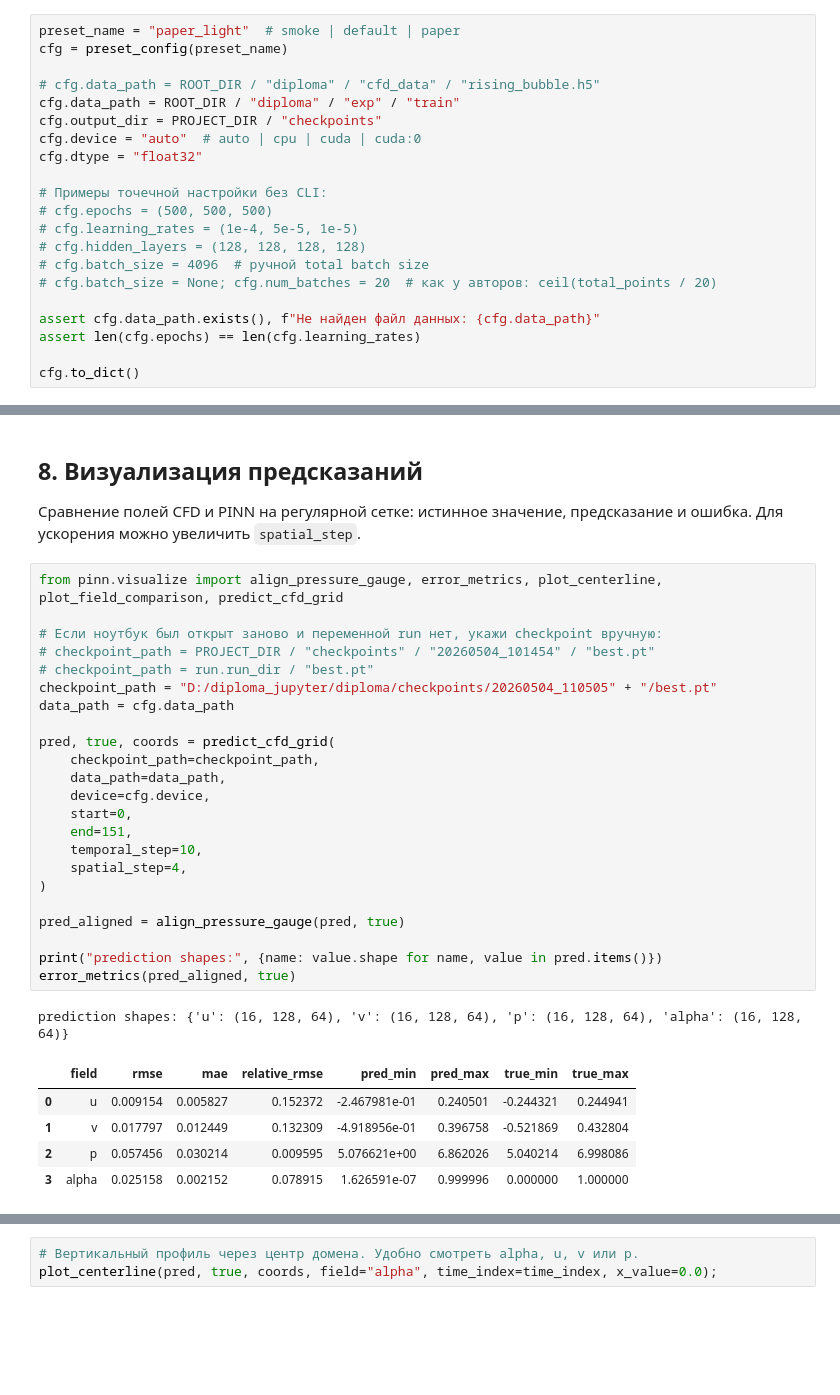
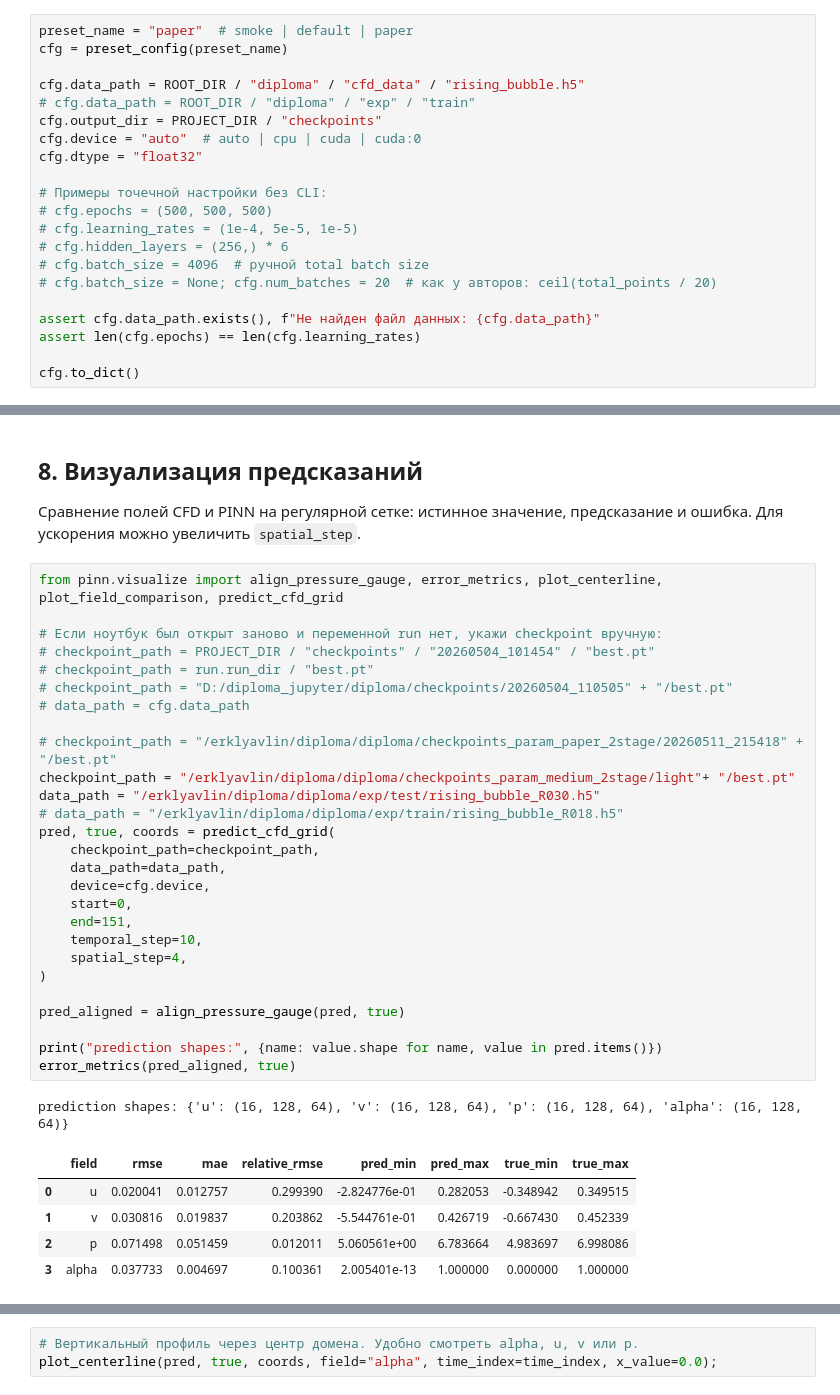
Before and after one commit to 6MIL9/diploma, a Jupyter notebook: diploma/train_rising_bubble.ipynb, the cells around one changed output, grey strips where cells are left out. Cells and saved outputs as stored; diff of their text form; blank space fills up the shorter version.

```diff
--- a/diploma/train_rising_bubble.ipynb
+++ b/diploma/train_rising_bubble.ipynb
@@ -31,11 +31,11 @@ cuda available: False
 
 `smoke` нужен для быстрой проверки. Для рабочего запуска поменяй `preset_name` на `default`; для максимально близкого к статье запуска - на `paper`.
 # %%
-preset_name = "paper_light"  # smoke | default | paper
+preset_name = "paper"  # smoke | default | paper
 cfg = preset_config(preset_name)
 
-# cfg.data_path = ROOT_DIR / "diploma" / "cfd_data" / "rising_bubble.h5"
-cfg.data_path = ROOT_DIR / "diploma" / "exp" / "train"
+cfg.data_path = ROOT_DIR / "diploma" / "cfd_data" / "rising_bubble.h5"
+# cfg.data_path = ROOT_DIR / "diploma" / "exp" / "train"
 cfg.output_dir = PROJECT_DIR / "checkpoints"
 cfg.device = "auto"  # auto | cpu | cuda | cuda:0
 cfg.dtype = "float32"
@@ -43,7 +43,7 @@ cfg.dtype = "float32"
 # Примеры точечной настройки без CLI:
 # cfg.epochs = (500, 500, 500)
 # cfg.learning_rates = (1e-4, 5e-5, 1e-5)
-# cfg.hidden_layers = (128, 128, 128, 128)
+# cfg.hidden_layers = (256,) * 6
 # cfg.batch_size = 4096  # ручной total batch size
 # cfg.batch_size = None; cfg.num_batches = 20  # как у авторов: ceil(total_points / 20)
 
@@ -179,33 +177,37 @@ history_frame(run).tail(10)
 # %%
 from pinn.visualize import align_pressure_gauge, error_metrics, plot_centerline, plot_field_comparison, predict_cfd_grid
 
 # Если ноутбук был открыт заново и переменной run нет, укажи checkpoint вручную:
 # checkpoint_path = PROJECT_DIR / "checkpoints" / "20260504_101454" / "best.pt"
 # checkpoint_path = run.run_dir / "best.pt"
-checkpoint_path = "D:/diploma_jupyter/diploma/checkpoints/20260504_110505" + "/best.pt"
-data_path = cfg.data_path
+# checkpoint_path = "D:/diploma_jupyter/diploma/checkpoints/20260504_110505" + "/best.pt"
+# data_path = cfg.data_path
 
+# checkpoint_path = "/erklyavlin/diploma/diploma/checkpoints_param_paper_2stage/20260511_215418" + "/best.pt"
+checkpoint_path = "/erklyavlin/diploma/diploma/checkpoints_param_medium_2stage/light"+ "/best.pt"
+data_path = "/erklyavlin/diploma/diploma/exp/test/rising_bubble_R030.h5"
+# data_path = "/erklyavlin/diploma/diploma/exp/train/rising_bubble_R018.h5"
 pred, true, coords = predict_cfd_grid(
     checkpoint_path=checkpoint_path,
     data_path=data_path,
     device=cfg.device,
     start=0,
     end=151,
     temporal_step=10,
     spatial_step=4,
 )
 
 pred_aligned = align_pressure_gauge(pred, true)
 
 print("prediction shapes:", {name: value.shape for name, value in pred.items()})
 error_metrics(pred_aligned, true)
 # %% [output]
 prediction shapes: {'u': (16, 128, 64), 'v': (16, 128, 64), 'p': (16, 128, 64), 'alpha': (16, 128, 64)}
 |  | field | rmse | mae | relative_rmse | pred_min | pred_max | true_min | true_max |
-| 0 | u | 0.009154 | 0.005827 | 0.152372 | -2.467981e-01 | 0.240501 | -0.244321 | 0.244941 |
-| 1 | v | 0.017797 | 0.012449 | 0.132309 | -4.918956e-01 | 0.396758 | -0.521869 | 0.432804 |
-| 2 | p | 0.057456 | 0.030214 | 0.009595 | 5.076621e+00 | 6.862026 | 5.040214 | 6.998086 |
-| 3 | alpha | 0.025158 | 0.002152 | 0.078915 | 1.626591e-07 | 0.999996 | 0.000000 | 1.000000 |
+| 0 | u | 0.020041 | 0.012757 | 0.299390 | -2.824776e-01 | 0.282053 | -0.348942 | 0.349515 |
+| 1 | v | 0.030816 | 0.019837 | 0.203862 | -5.544761e-01 | 0.426719 | -0.667430 | 0.452339 |
+| 2 | p | 0.071498 | 0.051459 | 0.012011 | 5.060561e+00 | 6.783664 | 4.983697 | 6.998086 |
+| 3 | alpha | 0.037733 | 0.004697 | 0.100361 | 2.005401e-13 | 1.000000 | 0.000000 | 1.000000 |
 # %%
 time_index = -1  # -1 = последний выбранный временной слой
 fig = plot_field_comparison(
```
Also changed, not shown: parts of 7 cells of this notebook, 18 other files.
